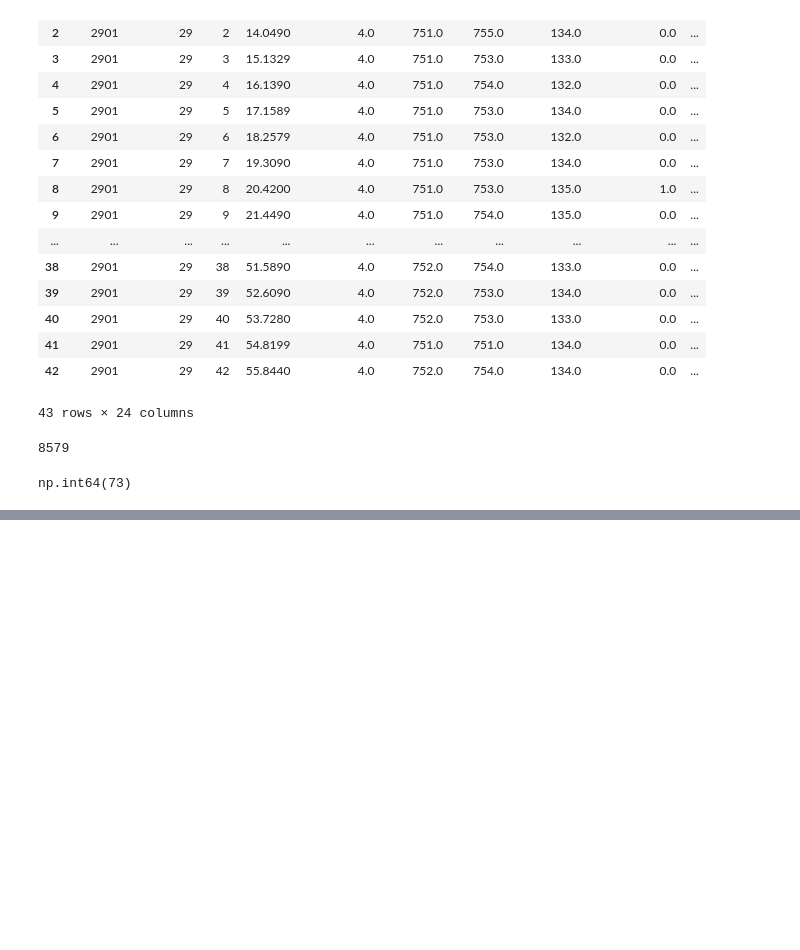
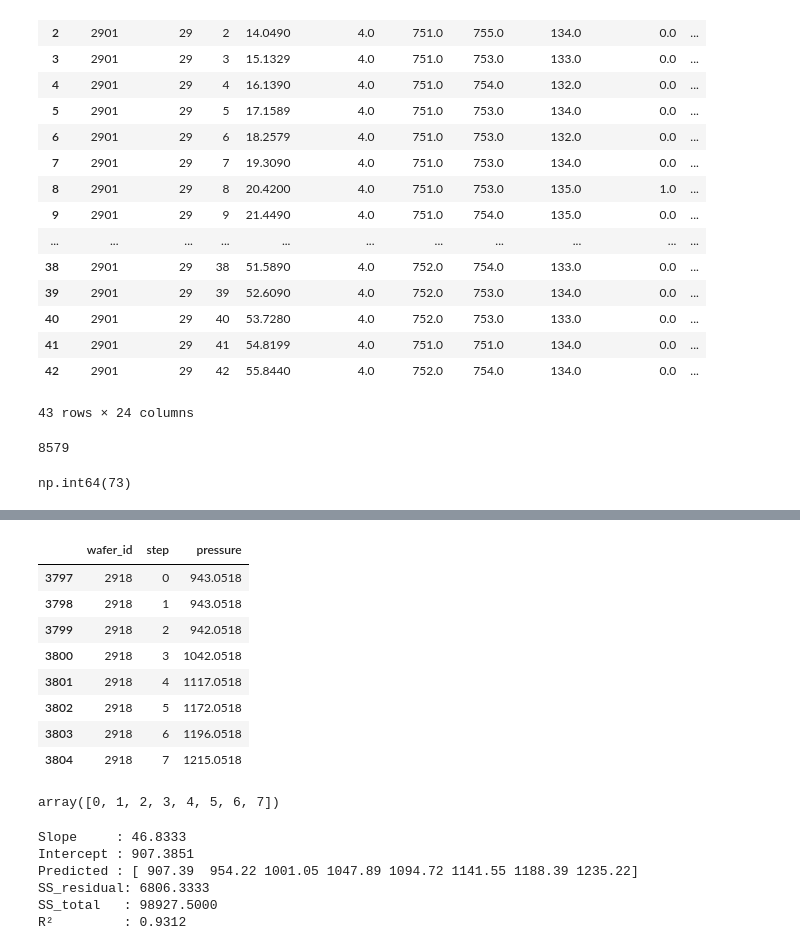
Before and after one commit to niva-scotia/manufacturing-agents, a Jupyter notebook: manual_testing.ipynb, the cells around one changed output, grey strips where cells are left out. Saved outputs shown, nothing was run; the diff lists cells and outputs as text; code cells hidden in the pictures; blank space fills up the shorter version.

```diff
--- a/manual_testing.ipynb
+++ b/manual_testing.ipynb
@@ -59,0 +94,18 @@ train_machine['wafer_id'] ==
+# %%
+# filter for wafer 2918, first 8 steps, pressure column only
+wafer_2918 = train_machine[
+    (train_machine['wafer_id'] == 2918) &
+    (train_machine['step'] < 8)
+][['wafer_id', 'step', 'pressure']]
+
+wafer_2918
+# %% [output]
+|  | wafer_id | step | pressure |
+| 3797 | 2918 | 0 | 943.0518 |
+| 3798 | 2918 | 1 | 943.0518 |
+| 3799 | 2918 | 2 | 942.0518 |
+| 3800 | 2918 | 3 | 1042.0518 |
+| 3801 | 2918 | 4 | 1117.0518 |
+| 3802 | 2918 | 5 | 1172.0518 |
+| 3803 | 2918 | 6 | 1196.0518 |
+| 3804 | 2918 | 7 | 1215.0518 |
@@ -59,0 +115,33 @@ train_machine['wafer_id'] ==
+# %%
+x = np.arange(len(values))
+x
+# %% [output]
+array([0, 1, 2, 3, 4, 5, 6, 7])
+# %%
+# fit a straight line through the points
+slope, intercept = np.polyfit(x, values, 1)
+print(f"Slope     : {slope:.4f}")
+print(f"Intercept : {intercept:.4f}")
+
+# predicted values on the fitted line
+y_pred = slope * x + intercept
+print(f"Predicted : {y_pred.round(2)}")
+
+# SS_residual — how far actual values deviate from the line
+ss_res = np.sum((values - y_pred) ** 2)
+print(f"SS_residual: {ss_res:.4f}")
+
+# SS_total — total variation in the data around the mean
+ss_tot = np.sum((values - values.mean()) ** 2)
+print(f"SS_total   : {ss_tot:.4f}")
+
+# R-squared
+r_squared = 1 - (ss_res / ss_tot)
+print(f"R²         : {r_squared:.4f}")
+# %% [output]
+Slope     : 46.8333
+Intercept : 907.3851
+Predicted : [ 907.39  954.22 1001.05 1047.89 1094.72 1141.55 1188.39 1235.22]
+SS_residual: 6806.3333
+SS_total   : 98927.5000
+R²         : 0.9312
```
Also changed, not shown: parts of 8 cells of this notebook, 1 other file.
